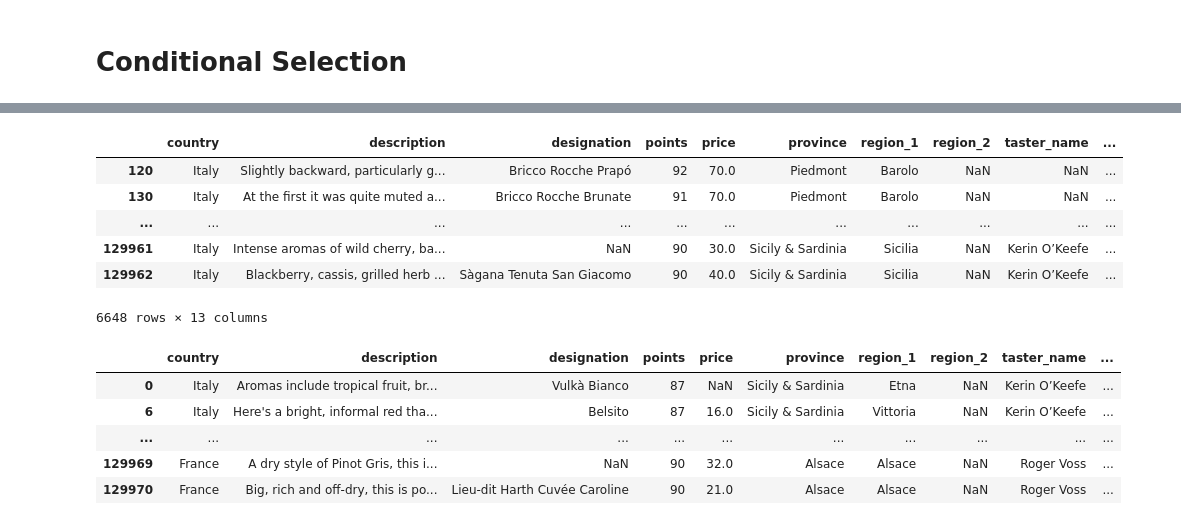
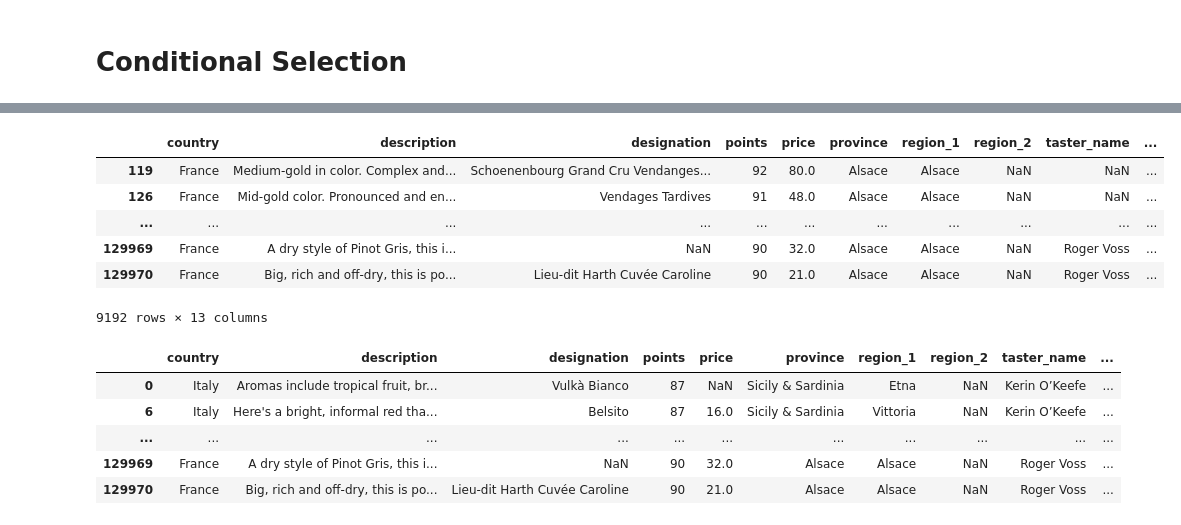
Before and after one commit to filibtester/DATASCIENCE, a Jupyter notebook: pandas_tutorial2.ipynb, the cells around one changed output, grey strips where cells are left out. Cells and saved outputs as stored; diff of their text form; code cells hidden in the pictures.

```diff
--- a/pandas_tutorial2.ipynb
+++ b/pandas_tutorial2.ipynb
@@ -264,11 +266,11 @@ reviews.loc[reviews['country'] == 'Italy']
 # 90 points.
 # %%
-reviews.loc[ (reviews['country'] == 'Italy') & (reviews['points'] >= 90)]
+reviews.loc[ (reviews['country'] == 'France') & (reviews['points'] >= 90)]
 # %% [output]
 |  | country | description | designation | points | price | province | region_1 | region_2 | taster_name | ... |
-| 120 | Italy | Slightly backward, particularly g... | Bricco Rocche Prapó | 92 | 70.0 | Piedmont | Barolo | NaN | NaN | ... |
-| 130 | Italy | At the first it was quite muted a... | Bricco Rocche Brunate | 91 | 70.0 | Piedmont | Barolo | NaN | NaN | ... |
+| 119 | France | Medium-gold in color. Complex and... | Schoenenbourg Grand Cru Vendanges... | 92 | 80.0 | Alsace | Alsace | NaN | NaN | ... |
+| 126 | France | Mid-gold color. Pronounced and en... | Vendages Tardives | 91 | 48.0 | Alsace | Alsace | NaN | NaN | ... |
 | ... | ... | ... | ... | ... | ... | ... | ... | ... | ... | ... |
-| 129961 | Italy | Intense aromas of wild cherry, ba... | NaN | 90 | 30.0 | Sicily & Sardinia | Sicilia | NaN | Kerin O’Keefe | ... |
-| 129962 | Italy | Blackberry, cassis, grilled herb ... | Sàgana Tenuta San Giacomo | 90 | 40.0 | Sicily & Sardinia | Sicilia | NaN | Kerin O’Keefe | ... |
+| 129969 | France | A dry style of Pinot Gris, this i... | NaN | 90 | 32.0 | Alsace | Alsace | NaN | Roger Voss | ... |
+| 129970 | France | Big, rich and off-dry, this is po... | Lieu-dit Harth Cuvée Caroline | 90 | 21.0 | Alsace | Alsace | NaN | Roger Voss | ... |
-6648 rows × 13 columns
+9192 rows × 13 columns
```
Also changed, not shown: parts of 7 cells of this notebook, 3 other files.
